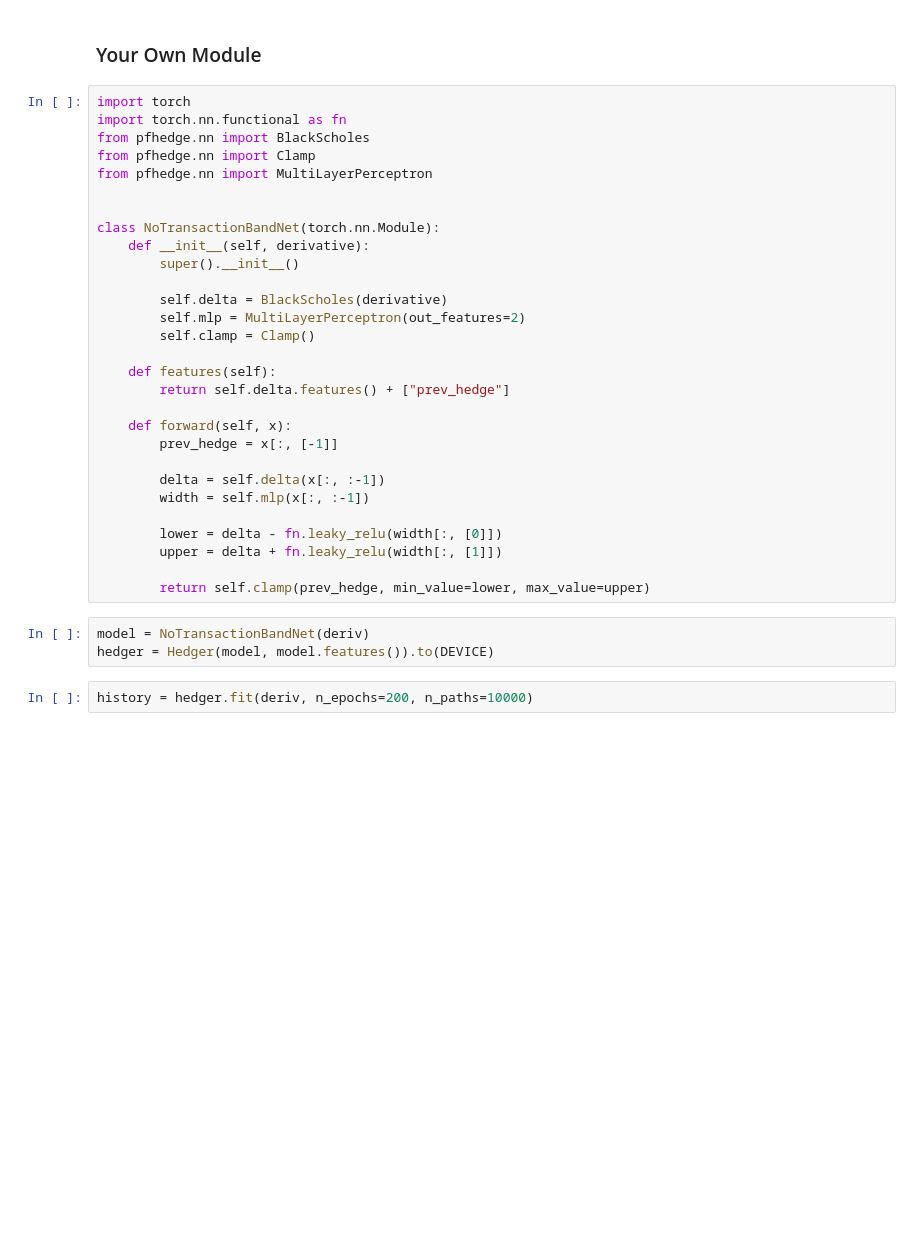
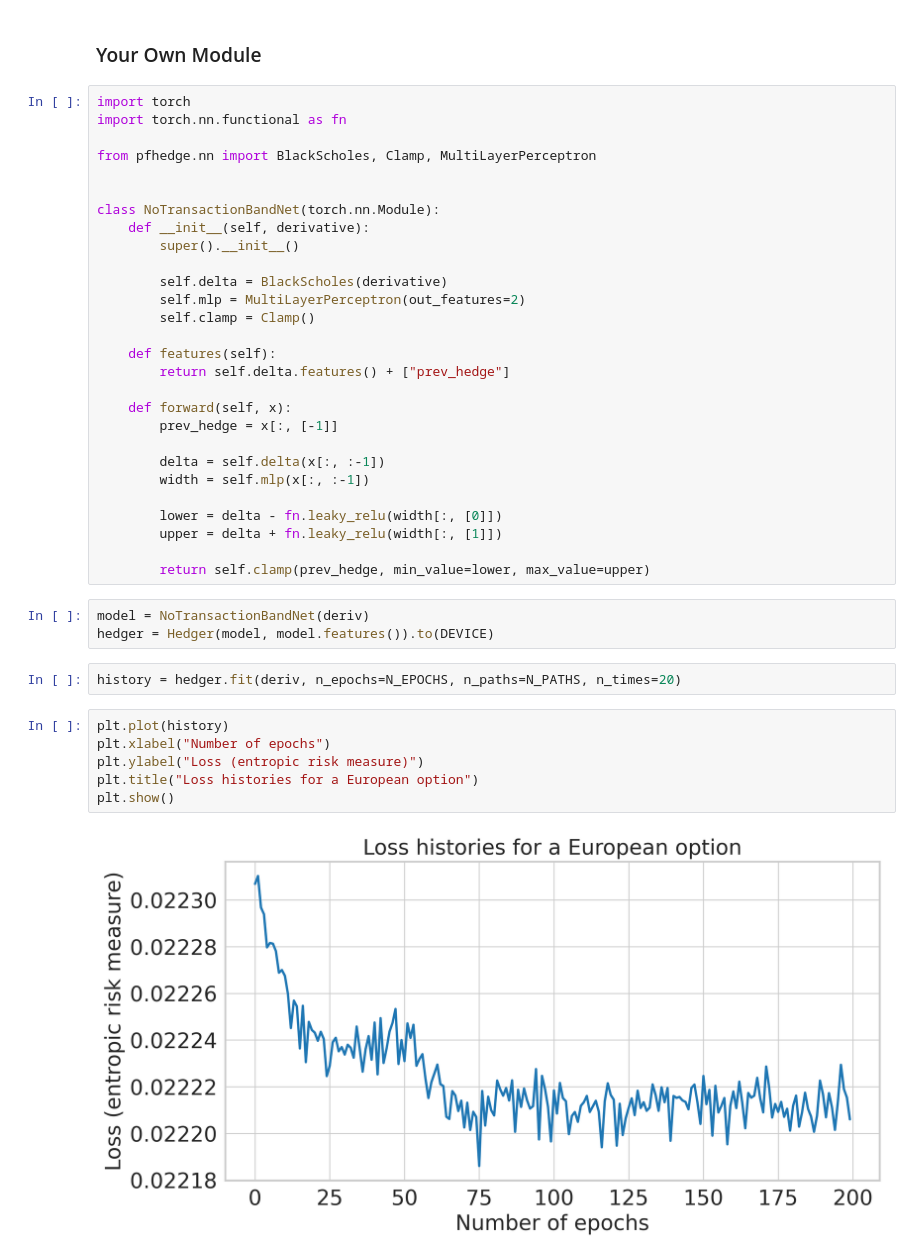
Before and after one commit to pfnet-research/pfhedge, a Jupyter notebook: examples/example_readme.ipynb, the cells around one changed output. Drawn from its saved outputs; the diff is of its cells as text; blank space fills up the shorter version.

```diff
--- a/examples/example_readme.ipynb
+++ b/examples/example_readme.ipynb
@@ -104,9 +165,8 @@ price
 # %%
 import torch
 import torch.nn.functional as fn
-from pfhedge.nn import BlackScholes
-from pfhedge.nn import Clamp
-from pfhedge.nn import MultiLayerPerceptron
+
+from pfhedge.nn import BlackScholes, Clamp, MultiLayerPerceptron
 
 
 class NoTransactionBandNet(torch.nn.Module):
@@ -134,4 +194,12 @@ class NoTransactionBandNet(torch.nn.Module):
 model = NoTransactionBandNet(deriv)
 hedger = Hedger(model, model.features()).to(DEVICE)
 # %%
-history = hedger.fit(deriv, n_epochs=200, n_paths=10000)
+history = hedger.fit(deriv, n_epochs=N_EPOCHS, n_paths=N_PATHS, n_times=20)
+# %%
+plt.plot(history)
+plt.xlabel("Number of epochs")
+plt.ylabel("Loss (entropic risk measure)")
+plt.title("Loss histories for a European option")
+plt.show()
+# %% [output]
+[figure, added]
```
Also changed, not shown: parts of 26 cells of this notebook.
